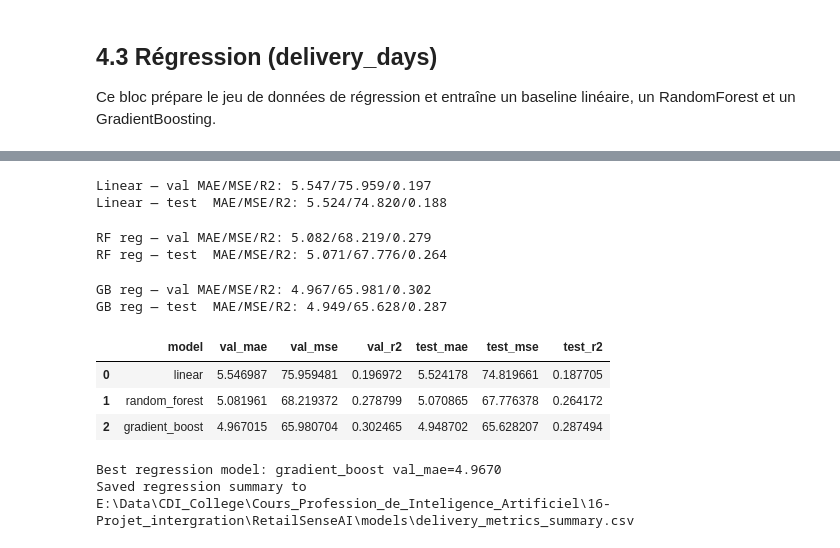
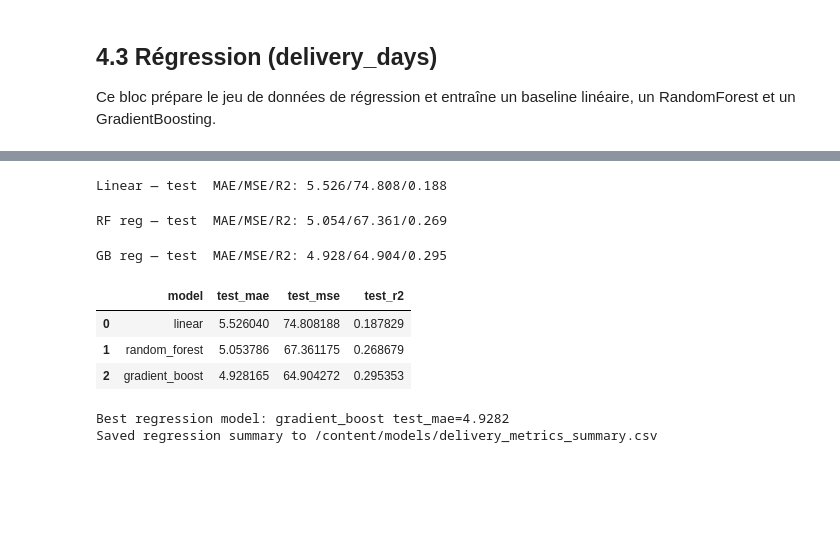
Before and after one commit to AlucardBL00D/PROJET-INTEGRATION-RetailSense_AI, a Jupyter notebook: notebooks/Phase_4_Machine_learning.ipynb, the cells around one changed output, grey strips where cells are left out. Saved outputs shown, nothing was run; the diff lists cells and outputs as text; code cells hidden in the pictures; blank space fills up the shorter version.

```diff
--- a/notebooks/Phase_4_Machine_learning.ipynb
+++ b/notebooks/Phase_4_Machine_learning.ipynb
@@ -853,11 +859,8 @@ assert not missing_reg, f"Missing expected regression feature columns: {missing_
 X_reg = df_reg[feature_cols_reg].copy()
 y_reg = df_reg[target_reg]
 
-# Division des données en ensembles d'entraînement, de validation et de test pour la régression
-# X_trainval_reg contient les données d'entraînement et de validation, X_test_reg pour le test final
-X_trainval_reg, X_test_reg, y_trainval_reg, y_test_reg = train_test_split(X_reg, y_reg, test_size=0.2, random_state=RANDOM_STATE)
-# Division de X_trainval_reg en ensembles d'entraînement (X_train_reg) et de validation (X_val_reg)
-X_train_reg, X_val_reg, y_train_reg, y_val_reg = train_test_split(X_trainval_reg, y_trainval_reg, test_size=0.25, random_state=RANDOM_STATE)
+# Division des données en ensembles d'entraînement et de test pour la régression (sans ensemble de validation)
+X_train_reg, X_test_reg, y_train_reg, y_test_reg = train_test_split(X_reg, y_reg, test_size=0.2, random_state=RANDOM_STATE)
 
 # Identification des colonnes numériques et catégorielles pour la régression
 numeric_cols_reg = X_train_reg.select_dtypes(include=['int64','float64']).columns.tolist()
@@ -881,21 +884,12 @@ Regression dataset prepared with 57885 training rows and 19296 test rows.
 # %%
 # Pipeline pour la régression linéaire : préprocesseur + régresseur LinearRegression
-lin_pipe = Pipeline([
-    ('pre', preprocessor_reg), # Applique les transformations de pré-traitement
-    ('reg', LinearRegression()) # Initialise le modèle de régression linéaire
-])
+lin_pipe = Pipeline([('pre', preprocessor_reg), ('reg', LinearRegression())])
 
 # Entraînement du pipeline sur l'ensemble d'entraînement
 lin_pipe.fit(X_train_reg, y_train_reg)
 
-# Prédictions sur les ensembles de validation et de test
-y_val_pred = lin_pipe.predict(X_val_reg)
+# Prédictions sur l'ensemble de test
 y_test_pred = lin_pipe.predict(X_test_reg)
-
-# Calcul des métriques d'évaluation pour l'ensemble de validation
-lin_mae = mean_absolute_error(y_val_reg, y_val_pred) # Erreur Absolue Moyenne
-lin_mse = mean_squared_error(y_val_reg, y_val_pred) # Erreur Quadratique Moyenne
-lin_r2 = r2_score(y_val_reg, y_val_pred) # Coefficient de détermination R^2
 
 # Calcul des métriques d'évaluation pour l'ensemble de test
 test_mae = mean_absolute_error(y_test_reg, y_test_pred)
@@ -905,7 +899,6 @@ test_r2 = r2_score(y_test_reg, y_test_pred)
 # Stockage des résultats dans le dictionnaire regression_results
 regression_results['linear'] = {
     'model': lin_pipe,
-    'val_mae': lin_mae, 'val_mse': lin_mse, 'val_r2': lin_r2,
     'test_mae': test_mae, 'test_mse': test_mse, 'test_r2': test_r2
 }
 
@@ -913,11 +906,9 @@ regression_results['linear'] = {
 joblib.dump(lin_pipe, MODELS / 'delivery_linear.joblib')
 
 # Affichage des métriques de performance
-print(f"Linear — val MAE/MSE/R2: {lin_mae:.3f}/{lin_mse:.3f}/{lin_r2:.3f}")
 print(f"Linear — test  MAE/MSE/R2: {test_mae:.3f}/{test_mse:.3f}/{test_r2:.3f}")
 # %% [output]
-Linear — val MAE/MSE/R2: 5.547/75.959/0.197
-Linear — test  MAE/MSE/R2: 5.524/74.820/0.188
+Linear — test  MAE/MSE/R2: 5.526/74.808/0.188
 # %%
 # Pipeline pour la régression Random Forest : préprocesseur + régresseur RandomForestRegressor
 rf_pipe_reg = Pipeline([
@@ -946,14 +937,8 @@ rf_grid_reg.fit(X_train_reg, y_train_reg)
 # Récupération du meilleur modèle trouvé par GridSearchCV
 rf_best_reg = rf_grid_reg.best_estimator_
 
-# Prédictions sur les ensembles de validation et de test avec le meilleur modèle
-y_val_pred = rf_best_reg.predict(X_val_reg)
+# Prédictions sur l'ensemble de test avec le meilleur modèle
 y_test_pred = rf_best_reg.predict(X_test_reg)
-
-# Calcul des métriques d'évaluation pour l'ensemble de validation
-rf_mae = mean_absolute_error(y_val_reg, y_val_pred)
-rf_mse = mean_squared_error(y_val_reg, y_val_pred)
-rf_r2 = r2_score(y_val_reg, y_val_pred)
 
 # Calcul des métriques d'évaluation pour l'ensemble de test
 test_mae = mean_absolute_error(y_test_reg, y_test_pred)
@@ -963,7 +948,6 @@ test_r2 = r2_score(y_test_reg, y_test_pred)
 # Stockage des résultats dans le dictionnaire regression_results
 regression_results['random_forest'] = {
     'model': rf_best_reg,
-    'val_mae': rf_mae, 'val_mse': rf_mse, 'val_r2': rf_r2,
     'test_mae': test_mae, 'test_mse': test_mse, 'test_r2': test_r2
 }
 
@@ -971,11 +955,9 @@ regression_results['random_forest'] = {
 joblib.dump(rf_best_reg, MODELS / 'delivery_random_forest.joblib')
 
 # Affichage des métriques de performance
-print(f"RF reg — val MAE/MSE/R2: {rf_mae:.3f}/{rf_mse:.3f}/{rf_r2:.3f}")
 print(f"RF reg — test  MAE/MSE/R2: {test_mae:.3f}/{test_mse:.3f}/{test_r2:.3f}")
 # %% [output]
-RF reg — val MAE/MSE/R2: 5.082/68.219/0.279
-RF reg — test  MAE/MSE/R2: 5.071/67.776/0.264
+RF reg — test  MAE/MSE/R2: 5.054/67.361/0.269
 # %%
 # Pipeline pour la régression Gradient Boosting : préprocesseur + régresseur GradientBoostingRegressor
 gb_pipe_reg = Pipeline([
@@ -1005,14 +987,8 @@ gb_grid_reg.fit(X_train_reg, y_train_reg)
 # Récupération du meilleur modèle trouvé par GridSearchCV
 gb_best_reg = gb_grid_reg.best_estimator_
 
-# Prédictions sur les ensembles de validation et de test avec le meilleur modèle
-y_val_pred = gb_best_reg.predict(X_val_reg)
+# Prédictions sur l'ensemble de test avec le meilleur modèle
 y_test_pred = gb_best_reg.predict(X_test_reg)
-
-# Calcul des métriques d'évaluation pour l'ensemble de validation
-gb_mae = mean_absolute_error(y_val_reg, y_val_pred)
-gb_mse = mean_squared_error(y_val_reg, y_val_pred)
-gb_r2 = r2_score(y_val_reg, y_val_pred)
 
 # Calcul des métriques d'évaluation pour l'ensemble de test
 test_mae = mean_absolute_error(y_test_reg, y_test_pred)
@@ -1022,7 +998,6 @@ test_r2 = r2_score(y_test_reg, y_test_pred)
 # Stockage des résultats dans le dictionnaire regression_results
 regression_results['gradient_boost'] = {
     'model': gb_best_reg,
-    'val_mae': gb_mae, 'val_mse': gb_mse, 'val_r2': gb_r2,
     'test_mae': test_mae, 'test_mse': test_mse, 'test_r2': test_r2
 }
 
@@ -1030,11 +1005,9 @@ regression_results['gradient_boost'] = {
 joblib.dump(gb_best_reg, MODELS / 'delivery_gradient_boost.joblib')
 
 # Affichage des métriques de performance
-print(f"GB reg — val MAE/MSE/R2: {gb_mae:.3f}/{gb_mse:.3f}/{gb_r2:.3f}")
 print(f"GB reg — test  MAE/MSE/R2: {test_mae:.3f}/{test_mse:.3f}/{test_r2:.3f}")
 # %% [output]
-GB reg — val MAE/MSE/R2: 4.967/65.981/0.302
-GB reg — test  MAE/MSE/R2: 4.949/65.628/0.287
+GB reg — test  MAE/MSE/R2: 4.928/64.904/0.295
 # %%
 # Liste pour stocker les résultats de tous les modèles de régression
 reg_rows = []
@@ -1045,50 +1018,43 @@ for name, res in regression_results.items():
     if model is None:
         continue
 
-    # Réalise des prédictions pour les ensembles de validation et de test
-    y_val_pred = model.predict(X_val_reg)
+    # Réalise des prédictions pour l'ensemble de test
     y_test_pred = model.predict(X_test_reg)
-
-    # Calcul des métriques de régression pour l'ensemble de validation
-    val_mae = mean_absolute_error(y_val_reg, y_val_pred) # Erreur Absolue Moyenne
-    val_mse = mean_squared_error(y_val_reg, y_val_pred) # Erreur Quadratique Moyenne
-    val_r2 = r2_score(y_val_reg, y_val_pred) # Coefficient de détermination R^2
 
     # Calcul des métriques de régression pour l'ensemble de test
     test_mae = mean_absolute_error(y_test_reg, y_test_pred)
     test_mse = mean_squared_error(y_test_reg, y_test_pred)
     test_r2 = r2_score(y_test_reg, y_test_pred)
 
     # Ajoute les métriques au tableau des résultats
     reg_rows.append({
         "model": name,
-        "val_mae": val_mae, "val_mse": val_mse, "val_r2": val_r2,
         "test_mae": test_mae, "test_mse": test_mse, "test_r2": test_r2
     })
 
 # Crée un DataFrame Pandas à partir des résultats des métriques
 reg_df = pd.DataFrame(reg_rows)
 # Sauvegarde le DataFrame des métriques au format CSV
 reg_df.to_csv(MODELS / "delivery_metrics_summary.csv", index=False)
 
 # Affiche le résumé des métriques de régression
 display(reg_df)
 
-# Identifie et sauvegarde le meilleur modèle basé sur le MAE de validation (le plus bas est le meilleur)
+# Identifie et sauvegarde le meilleur modèle basé sur le MAE de test (le plus bas est le meilleur)
 if not reg_df.empty:
-    best_idx = reg_df["val_mae"].idxmin() # Trouve l'index du MAE de validation le plus bas
+    best_idx = reg_df["test_mae"].idxmin() # Trouve l'index du MAE de test le plus bas
     best_reg_name = reg_df.loc[best_idx, "model"] # Nom du meilleur modèle
     best_reg_model = regression_results[best_reg_name]["model"] # Objet modèle du meilleur modèle
     joblib.dump(best_reg_model, MODELS / "delivery_best.joblib") # Sauvegarde le meilleur modèle
-    print(f"Best regression model: {best_reg_name} val_mae={reg_df.loc[best_idx,'val_mae']:.4f}")
+    print(f"Best regression model: {best_reg_name} test_mae={reg_df.loc[best_idx,'test_mae']:.4f}")
 else: # Aucun résultat de régression à résumer
     print("Aucun résultat regression à résumer.")
 # Affiche le chemin où le résumé a été sauvegardé
 print("Saved regression summary to", MODELS / "delivery_metrics_summary.csv")
 # %% [output]
-|  | model | val_mae | val_mse | val_r2 | test_mae | test_mse | test_r2 |
-| 0 | linear | 5.546987 | 75.959481 | 0.196972 | 5.524178 | 74.819661 | 0.187705 |
-| 1 | random_forest | 5.081961 | 68.219372 | 0.278799 | 5.070865 | 67.776378 | 0.264172 |
-| 2 | gradient_boost | 4.967015 | 65.980704 | 0.302465 | 4.948702 | 65.628207 | 0.287494 |
+|  | model | test_mae | test_mse | test_r2 |
+| 0 | linear | 5.526040 | 74.808188 | 0.187829 |
+| 1 | random_forest | 5.053786 | 67.361175 | 0.268679 |
+| 2 | gradient_boost | 4.928165 | 64.904272 | 0.295353 |
-Best regression model: gradient_boost val_mae=4.9670
-Saved regression summary to E:\Data\CDI_College\Cours_Profession_de_Inteligence_Artificiel\16-Projet_intergration\RetailSenseAI\models\delivery_metrics_summary.csv
+Best regression model: gradient_boost test_mae=4.9282
+Saved regression summary to /content/models/delivery_metrics_summary.csv
```
Also changed, not shown: parts of 14 cells of this notebook, 15 other files.
